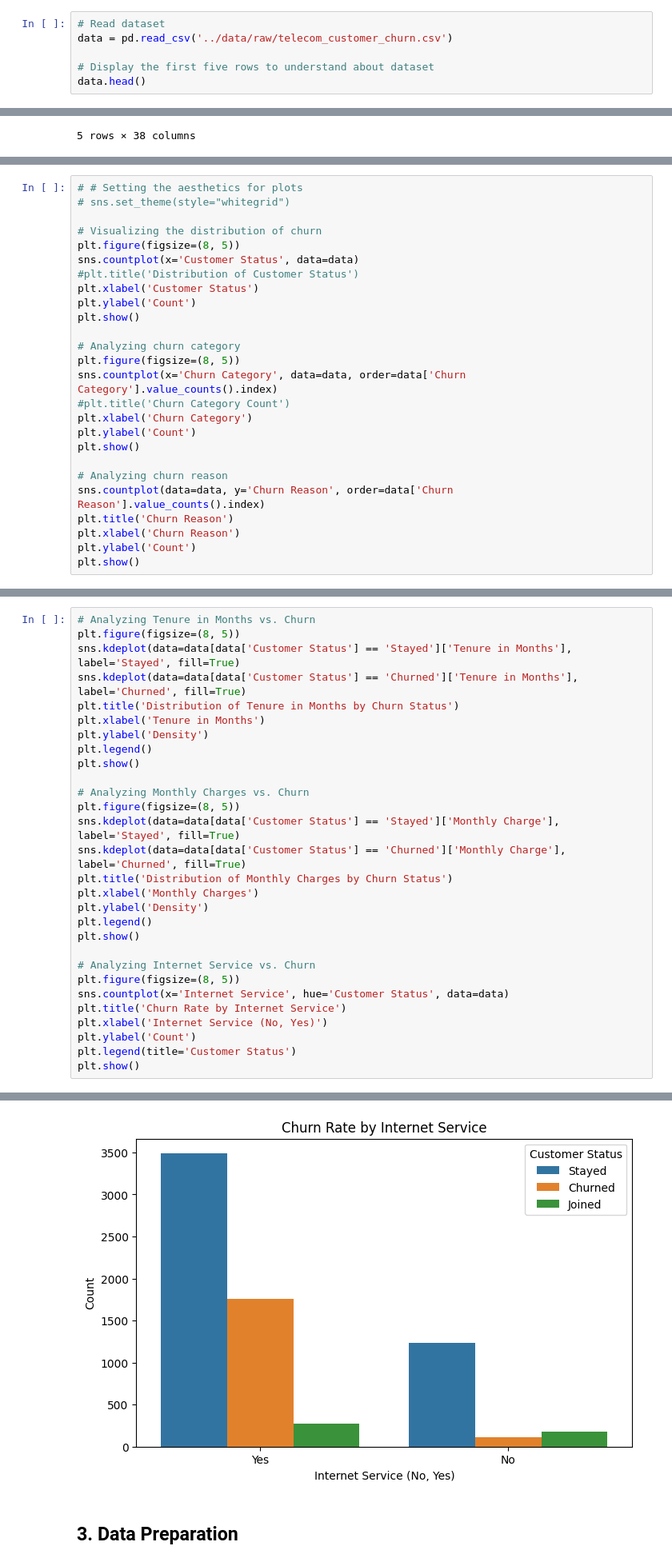
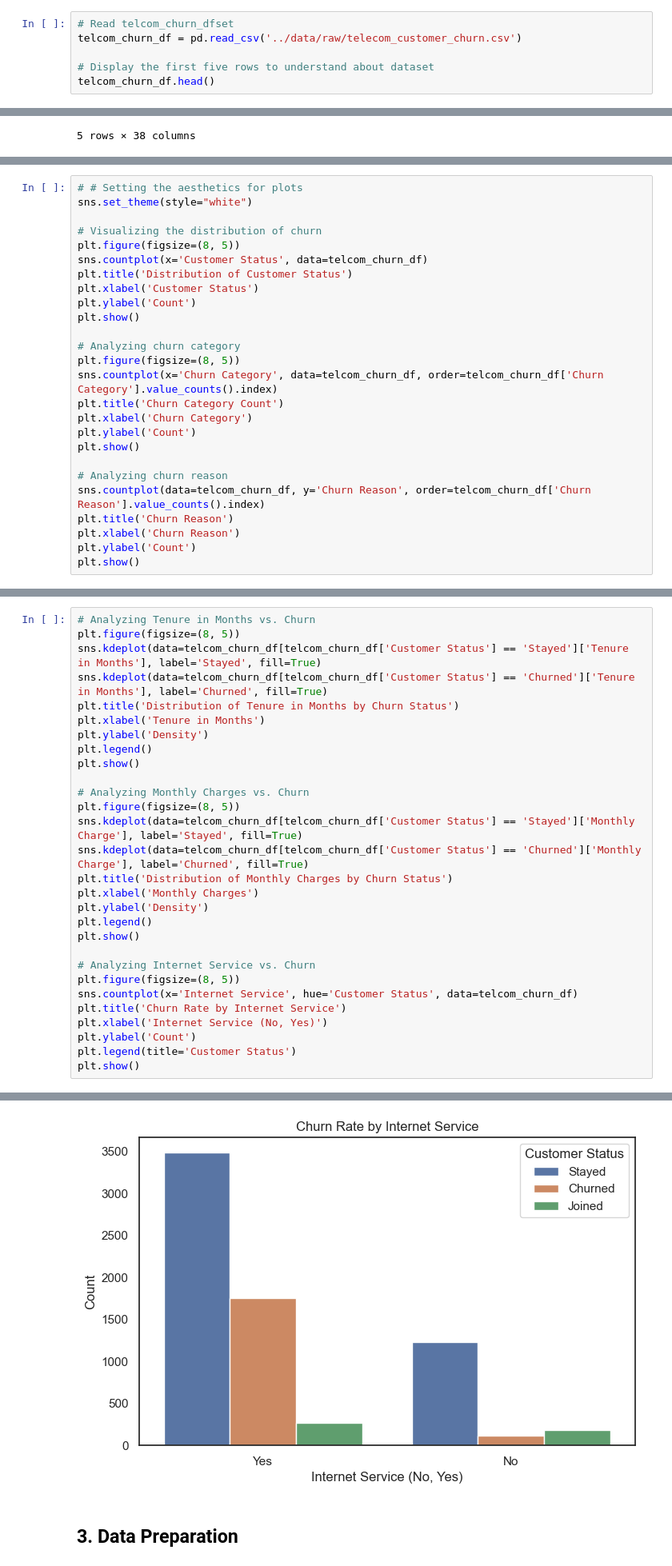
Before and after one commit to khanhgeo/DASC6910-GraduateProject, a Jupyter notebook: notebooks/Churn EDA and Model.ipynb, the cells around one changed output, grey strips where cells are left out. Shown at 80% size. Saved outputs shown, nothing was run; the diff lists cells and outputs as text.

```diff
--- a/notebooks/Churn EDA and Model.ipynb
+++ b/notebooks/Churn EDA and Model.ipynb
@@ -29,11 +29,11 @@ from sklearn.base import BaseEstimator, TransformerMixin
 import warnings
 warnings.filterwarnings("ignore")
 # %%
-# Read dataset
-data = pd.read_csv('../data/raw/telecom_customer_churn.csv')
+# Read telcom_churn_dfset
+telcom_churn_df = pd.read_csv('../data/raw/telecom_customer_churn.csv')
 
 # Display the first five rows to understand about dataset
-data.head()
+telcom_churn_df.head()
 # %% [output]
 |  | Customer ID | Gender | Age | Married | Number of Dependents | City | Zip Code | Latitude | Longitude | ... |
 | 0 | 0002-ORFBO | Female | 37 | Yes | 0 | Frazier Park | 93225 | 34.827662 | -118.999073 | ... |
@@ -99,26 +99,26 @@ data[['Age', 'Tenure in Months', 'Avg Monthly Long Distance Charges', 'Total Cha
 | max | 80.000000 | 72.000000 | 49.990000 | 8684.800000 | 11979.340000 |
 # %%
 # # Setting the aesthetics for plots
-# sns.set_theme(style="whitegrid")
+sns.set_theme(style="white")
 
 # Visualizing the distribution of churn
 plt.figure(figsize=(8, 5))
-sns.countplot(x='Customer Status', data=data)
-#plt.title('Distribution of Customer Status')
+sns.countplot(x='Customer Status', data=telcom_churn_df)
+plt.title('Distribution of Customer Status')
 plt.xlabel('Customer Status')
 plt.ylabel('Count')
 plt.show()
 
 # Analyzing churn category
 plt.figure(figsize=(8, 5))
-sns.countplot(x='Churn Category', data=data, order=data['Churn Category'].value_counts().index)
-#plt.title('Churn Category Count')
+sns.countplot(x='Churn Category', data=telcom_churn_df, order=telcom_churn_df['Churn Category'].value_counts().index)
+plt.title('Churn Category Count')
 plt.xlabel('Churn Category')
 plt.ylabel('Count')
 plt.show()
 
 # Analyzing churn reason
-sns.countplot(data=data, y='Churn Reason', order=data['Churn Reason'].value_counts().index)
+sns.countplot(data=telcom_churn_df, y='Churn Reason', order=telcom_churn_df['Churn Reason'].value_counts().index)
 plt.title('Churn Reason')
 plt.xlabel('Churn Reason')
 plt.ylabel('Count')
@@ -170,8 +170,8 @@ plt.show()
 # %%
 # Analyzing Tenure in Months vs. Churn
 plt.figure(figsize=(8, 5))
-sns.kdeplot(data=data[data['Customer Status'] == 'Stayed']['Tenure in Months'], label='Stayed', fill=True)
-sns.kdeplot(data=data[data['Customer Status'] == 'Churned']['Tenure in Months'], label='Churned', fill=True)
+sns.kdeplot(data=telcom_churn_df[telcom_churn_df['Customer Status'] == 'Stayed']['Tenure in Months'], label='Stayed', fill=True)
+sns.kdeplot(data=telcom_churn_df[telcom_churn_df['Customer Status'] == 'Churned']['Tenure in Months'], label='Churned', fill=True)
 plt.title('Distribution of Tenure in Months by Churn Status')
 plt.xlabel('Tenure in Months')
 plt.ylabel('Density')
@@ -180,8 +180,8 @@ plt.show()
 
 # Analyzing Monthly Charges vs. Churn
 plt.figure(figsize=(8, 5))
-sns.kdeplot(data=data[data['Customer Status'] == 'Stayed']['Monthly Charge'], label='Stayed', fill=True)
-sns.kdeplot(data=data[data['Customer Status'] == 'Churned']['Monthly Charge'], label='Churned', fill=True)
+sns.kdeplot(data=telcom_churn_df[telcom_churn_df['Customer Status'] == 'Stayed']['Monthly Charge'], label='Stayed', fill=True)
+sns.kdeplot(data=telcom_churn_df[telcom_churn_df['Customer Status'] == 'Churned']['Monthly Charge'], label='Churned', fill=True)
 plt.title('Distribution of Monthly Charges by Churn Status')
 plt.xlabel('Monthly Charges')
 plt.ylabel('Density')
@@ -190,7 +190,7 @@ plt.show()
 
 # Analyzing Internet Service vs. Churn
 plt.figure(figsize=(8, 5))
-sns.countplot(x='Internet Service', hue='Customer Status', data=data)
+sns.countplot(x='Internet Service', hue='Customer Status', data=telcom_churn_df)
 plt.title('Churn Rate by Internet Service')
 plt.xlabel('Internet Service (No, Yes)')
 plt.ylabel('Count')
@@ -202,4 +202,4 @@ plt.show()
-[figure, old version]
+[figure, new version]
 # %% [markdown]
 ## 3. Data Preparation
 # %% [markdown]
```
Also changed, not shown: parts of 50 cells of this notebook, 5 other files.
